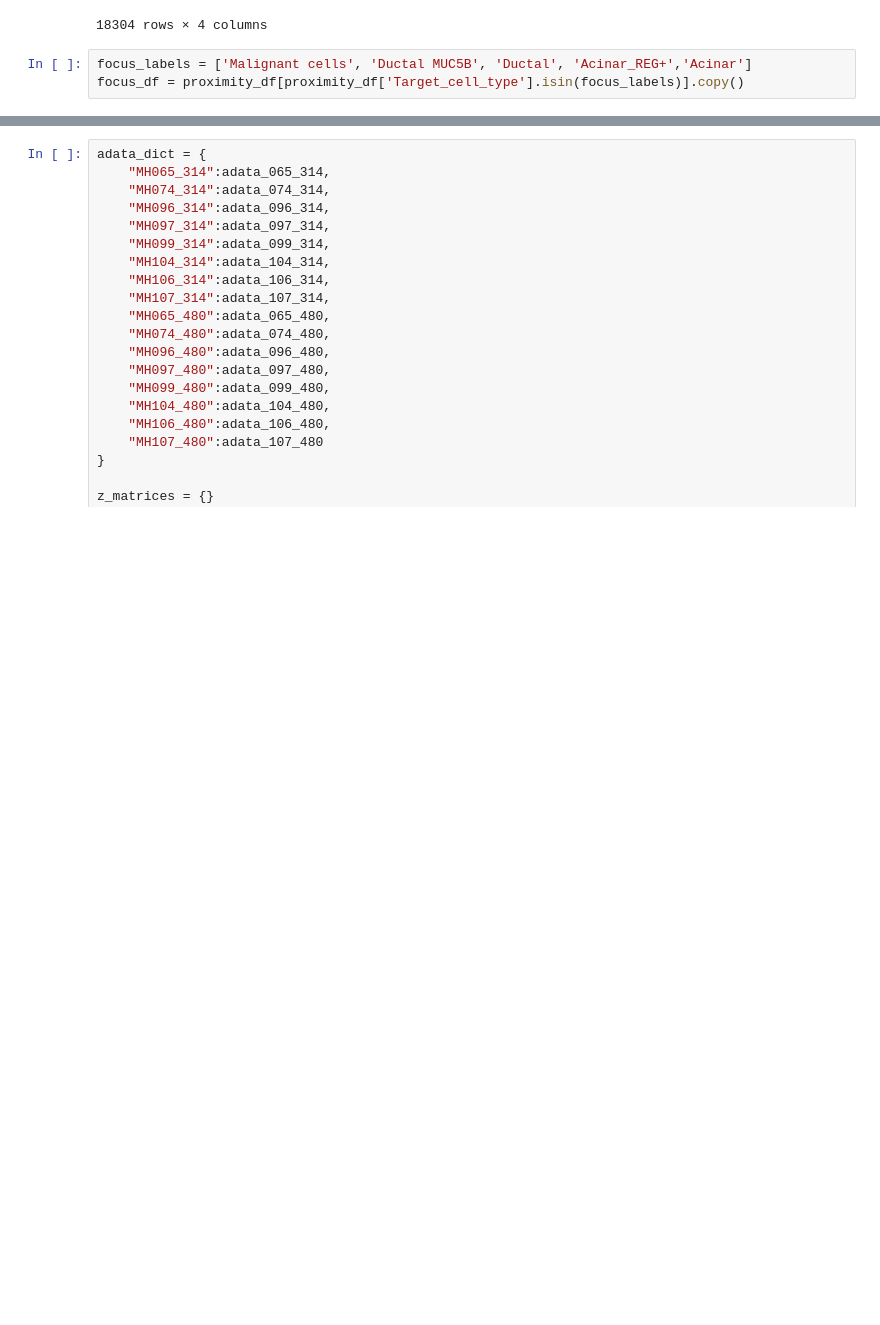
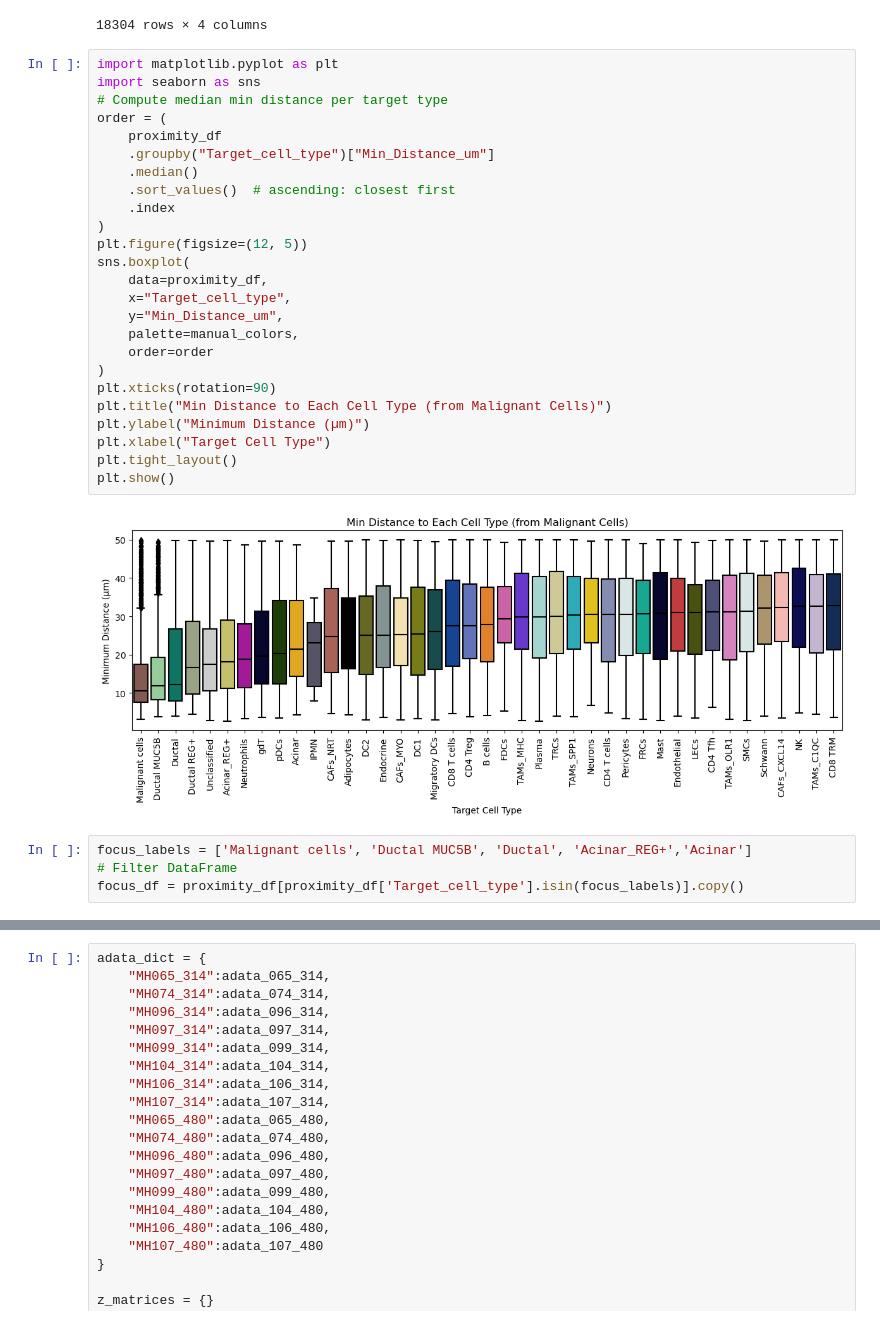
Before and after one commit to HMaiLa/snRNA-seq_Spatial_PDAC, a Jupyter notebook: Spatial_analysis/TuftCells_ROI.ipynb, the cells around one changed output, grey strips where cells are left out. Saved outputs shown, nothing was run; the diff lists cells and outputs as text; blank space fills up the shorter version.

```diff
--- a/Spatial_analysis/TuftCell_analysis_plotting.ipynb
+++ b/Spatial_analysis/TuftCells_ROI.ipynb
@@ -355,8 +436,36 @@ proximity_df
 | 18302 | MH107_480 | oicfmlah-1 | SMCs | 33.601043 |
 | 18303 | MH107_480 | oicfmlah-1 | CAFs_CXCL14 | 35.866851 |
 18304 rows × 4 columns
+# %%
+import matplotlib.pyplot as plt
+import seaborn as sns
+# Compute median min distance per target type
+order = (
+    proximity_df
+    .groupby("Target_cell_type")["Min_Distance_um"]
+    .median()
+    .sort_values()  # ascending: closest first
+    .index
+)
+plt.figure(figsize=(12, 5))
+sns.boxplot(
+    data=proximity_df,
+    x="Target_cell_type",
+    y="Min_Distance_um",
+    palette=manual_colors,
+    order=order
+)
+plt.xticks(rotation=90)
+plt.title("Min Distance to Each Cell Type (from Malignant Cells)")
+plt.ylabel("Minimum Distance (µm)")
+plt.xlabel("Target Cell Type")
+plt.tight_layout()
+plt.show()
+# %% [output]
+[figure, added]
 # %%
 focus_labels = ['Malignant cells', 'Ductal MUC5B', 'Ductal', 'Acinar_REG+','Acinar']
+# Filter DataFrame
 focus_df = proximity_df[proximity_df['Target_cell_type'].isin(focus_labels)].copy()
 # %%
 import seaborn as sns
```
Also changed, not shown: parts of 35 cells of this notebook.
